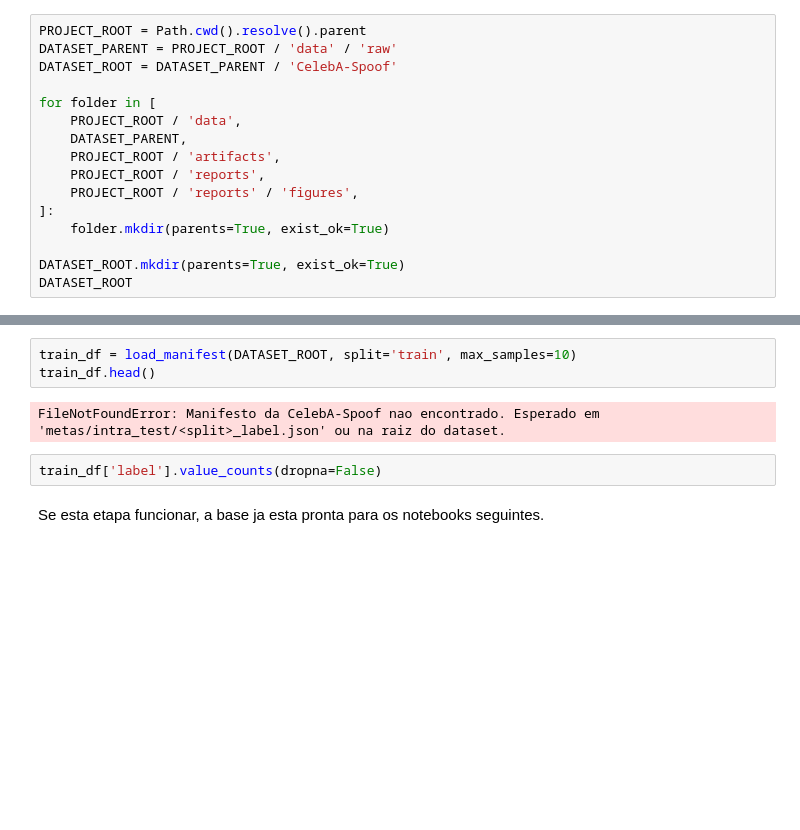
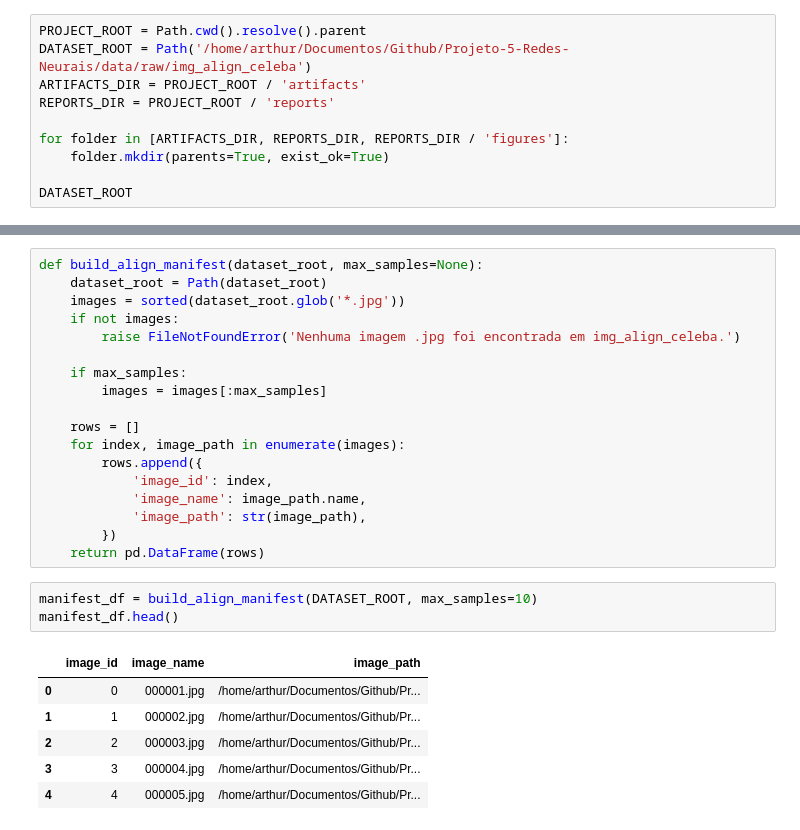
Before and after one commit to AHChaves/Projeto-5-Redes-Neurais, a Jupyter notebook: notebooks/01_celeba_spoof_preparacao.ipynb, the cells around one changed output, grey strips where cells are left out. Cells and saved outputs as stored; diff of their text form; blank space fills up the shorter version.

```diff
--- a/notebooks/01_celeba_spoof_preparacao.ipynb
+++ b/notebooks/01_celeba_spoof_preparacao.ipynb
@@ -12,18 +9,12 @@ from itertools import islice
 import pandas as pd
 # %%
 PROJECT_ROOT = Path.cwd().resolve().parent
-DATASET_PARENT = PROJECT_ROOT / 'data' / 'raw'
-DATASET_ROOT = DATASET_PARENT / 'CelebA-Spoof'
+DATASET_ROOT = Path('/home/arthur/Documentos/Github/Projeto-5-Redes-Neurais/data/raw/img_align_celeba')
+ARTIFACTS_DIR = PROJECT_ROOT / 'artifacts'
+REPORTS_DIR = PROJECT_ROOT / 'reports'
 
-for folder in [
-    PROJECT_ROOT / 'data',
-    DATASET_PARENT,
-    PROJECT_ROOT / 'artifacts',
-    PROJECT_ROOT / 'reports',
-    PROJECT_ROOT / 'reports' / 'figures',
-]:
+for folder in [ARTIFACTS_DIR, REPORTS_DIR, REPORTS_DIR / 'figures']:
     folder.mkdir(parents=True, exist_ok=True)
 
-DATASET_ROOT.mkdir(parents=True, exist_ok=True)
 DATASET_ROOT
 # %% [output]
@@ -141,9 +60,28 @@ def load_manifest(dataset_root, split='train', max_samples=None):
+# %%
+def build_align_manifest(dataset_root, max_samples=None):
+    dataset_root = Path(dataset_root)
+    images = sorted(dataset_root.glob('*.jpg'))
+    if not images:
+        raise FileNotFoundError('Nenhuma imagem .jpg foi encontrada em img_align_celeba.')
+
+    if max_samples:
+        images = images[:max_samples]
+
+    rows = []
+    for index, image_path in enumerate(images):
+        rows.append({
+            'image_id': index,
+            'image_name': image_path.name,
+            'image_path': str(image_path),
+        })
+    return pd.DataFrame(rows)
 # %%
-train_df = load_manifest(DATASET_ROOT, split='train', max_samples=10)
-train_df.head()
+manifest_df = build_align_manifest(DATASET_ROOT, max_samples=10)
+manifest_df.head()
 # %% [output]
-FileNotFoundError: Manifesto da CelebA-Spoof nao encontrado. Esperado em 'metas/intra_test/<split>_label.json' ou na raiz do dataset.
+|  | image_id | image_name | image_path |
+| 0 | 0 | 000001.jpg | /home/arthur/Documentos/Github/Pr... |
+| 1 | 1 | 000002.jpg | /home/arthur/Documentos/Github/Pr... |
+| 2 | 2 | 000003.jpg | /home/arthur/Documentos/Github/Pr... |
+| 3 | 3 | 000004.jpg | /home/arthur/Documentos/Github/Pr... |
+| 4 | 4 | 000005.jpg | /home/arthur/Documentos/Github/Pr... |
-# %%
-train_df['label'].value_counts(dropna=False)
-# %% [markdown]
-Se esta etapa funcionar, a base ja esta pronta para os notebooks seguintes.
```
Also changed, not shown: parts of 19 cells of this notebook, 6 other files.
